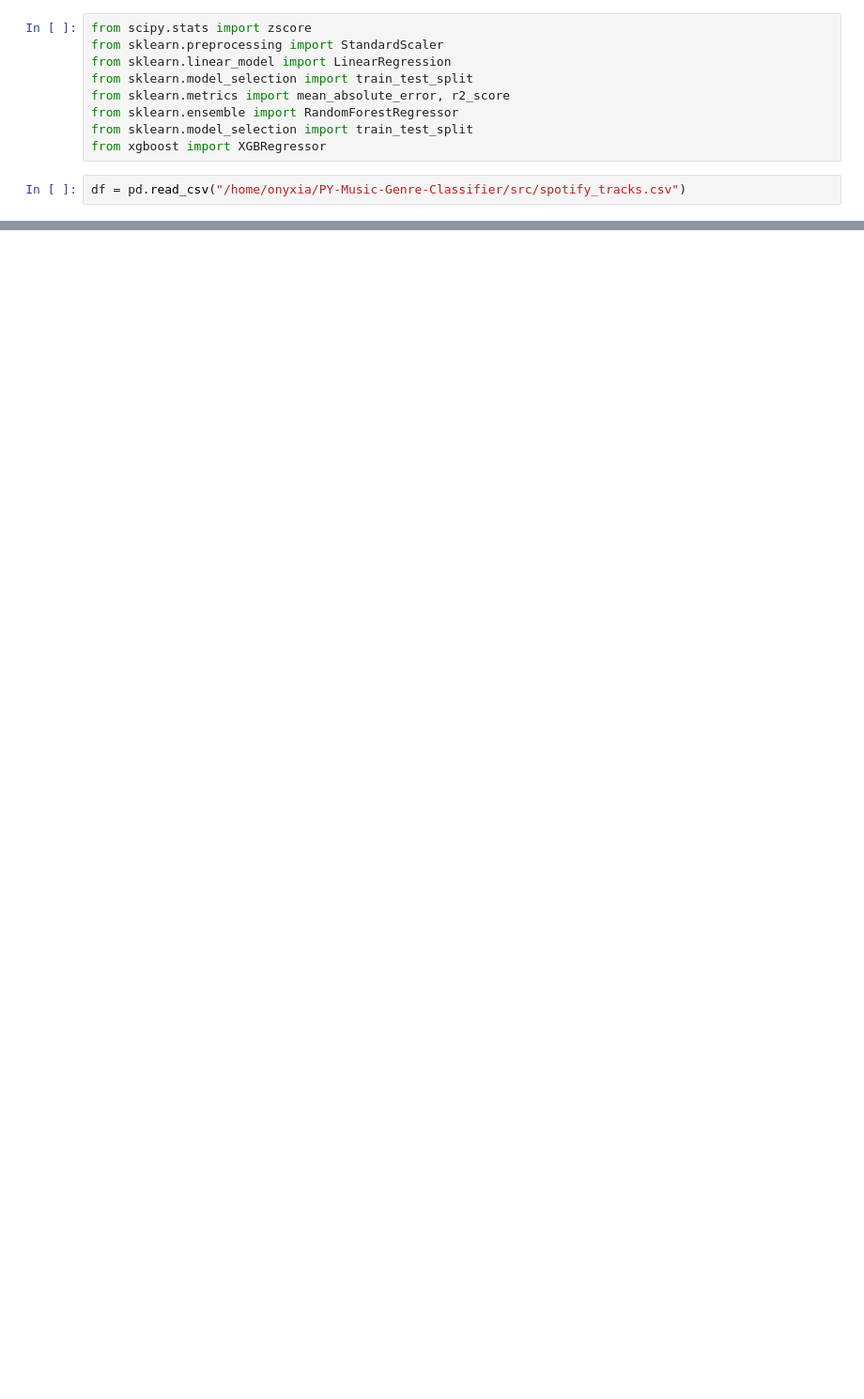
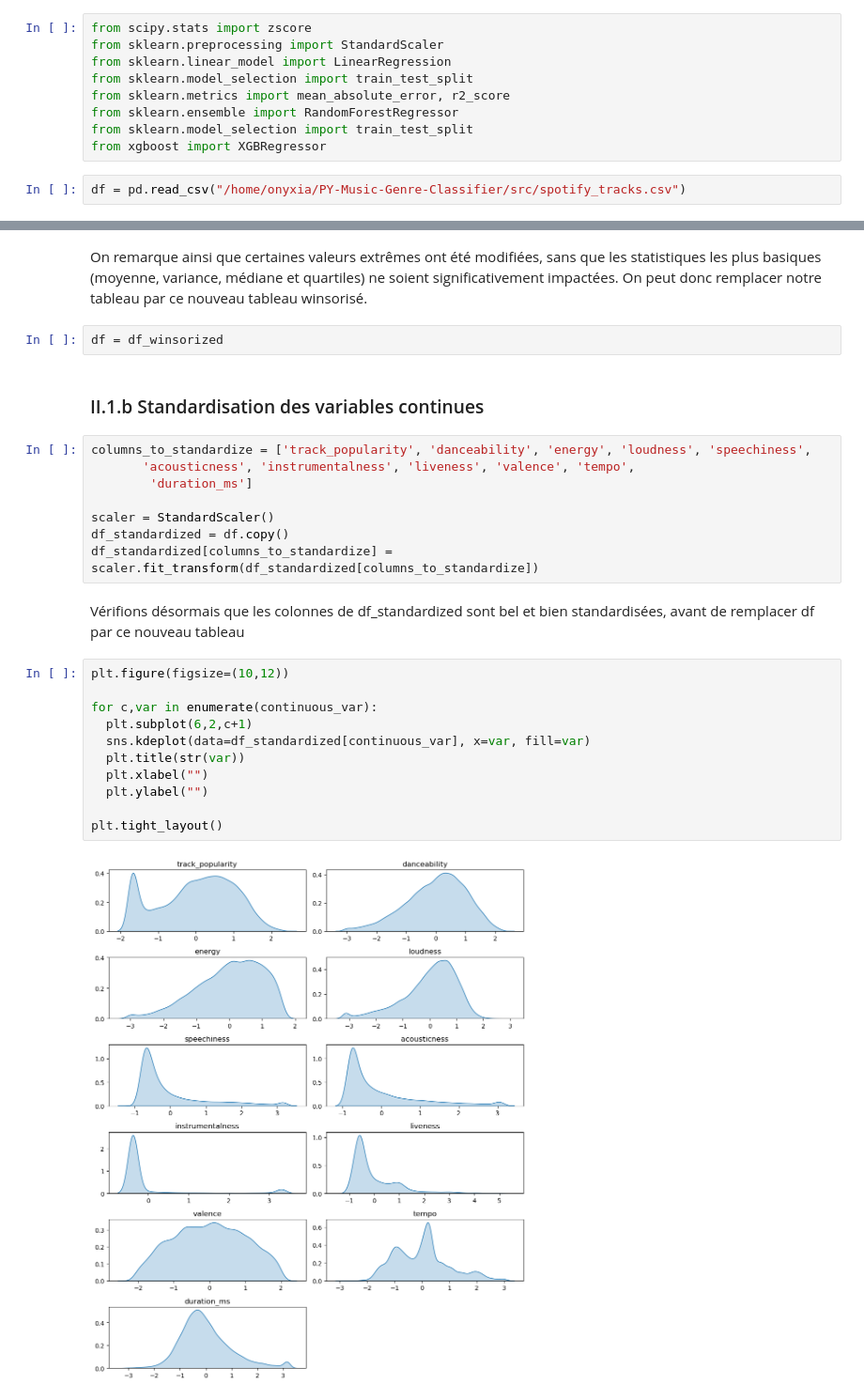
Before and after one commit to moranenzo/PY-Music-Genre-Classifier, a Jupyter notebook: notebooks/final_notebook.ipynb, the cells around one changed output, grey strips where cells are left out. Shown at 94% size. Drawn from its saved outputs; the diff is of its cells as text; blank space fills up the shorter version.

```diff
--- a/notebooks/final_notebook.ipynb
+++ b/notebooks/final_notebook.ipynb
@@ -385,0 +536,30 @@ df = pd.read_csv("/home/onyxia/PY-Music-Genre-Classifier/src/spotify_tracks.csv"
+# %% [markdown]
+On remarque ainsi que certaines valeurs extrêmes ont été modifiées, sans que les statistiques les plus basiques (moyenne, variance, médiane et quartiles) ne soient significativement impactées. On peut donc remplacer notre tableau par ce nouveau tableau winsorisé.
+# %%
+df = df_winsorized
+# %% [markdown]
+### II.1.b Standardisation des variables continues
+# %%
+columns_to_standardize = ['track_popularity', 'danceability', 'energy', 'loudness', 'speechiness',
+       'acousticness', 'instrumentalness', 'liveness', 'valence', 'tempo',
+        'duration_ms']
+
+scaler = StandardScaler()
+df_standardized = df.copy()
+df_standardized[columns_to_standardize] = scaler.fit_transform(df_standardized[columns_to_standardize])
+# %% [markdown]
+Vérifions désormais que les colonnes de df_standardized sont bel et bien standardisées, avant de remplacer df par ce nouveau
+tableau
+# %%
+plt.figure(figsize=(10,12))
+
+for c,var in enumerate(continuous_var):
+  plt.subplot(6,2,c+1)
+  sns.kdeplot(data=df_standardized[continuous_var], x=var, fill=var)
+  plt.title(str(var))
+  plt.xlabel("")
+  plt.ylabel("")
+
+plt.tight_layout()
+# %% [output]
+[figure, added]
```
Also changed, not shown: parts of 37 cells of this notebook.
